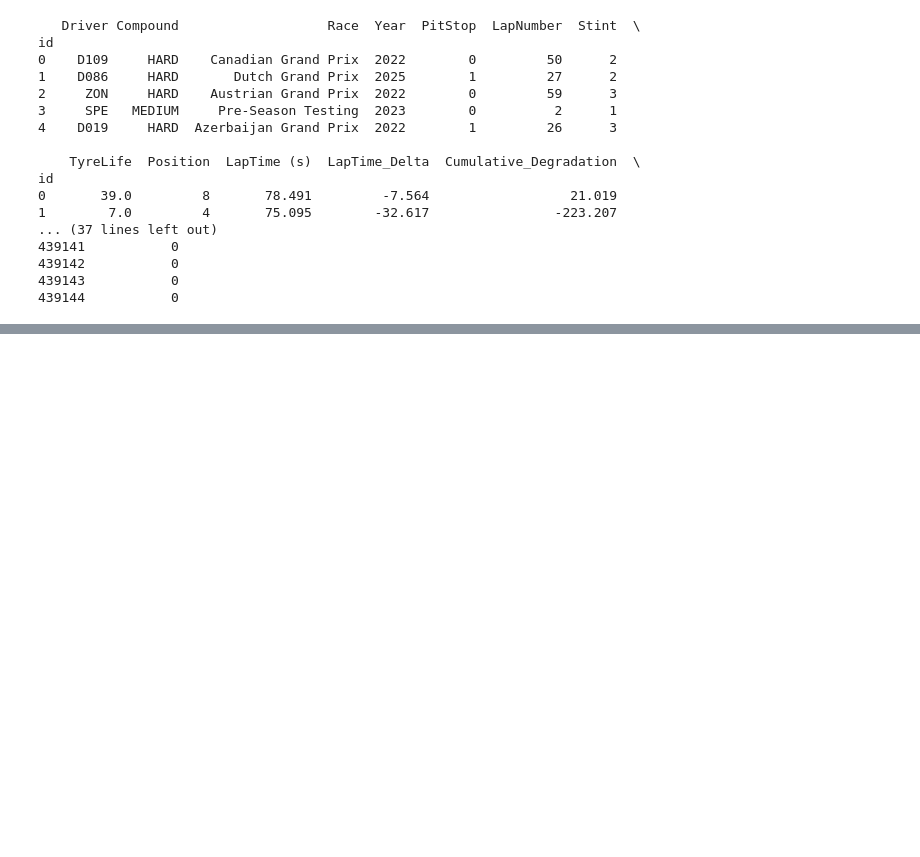
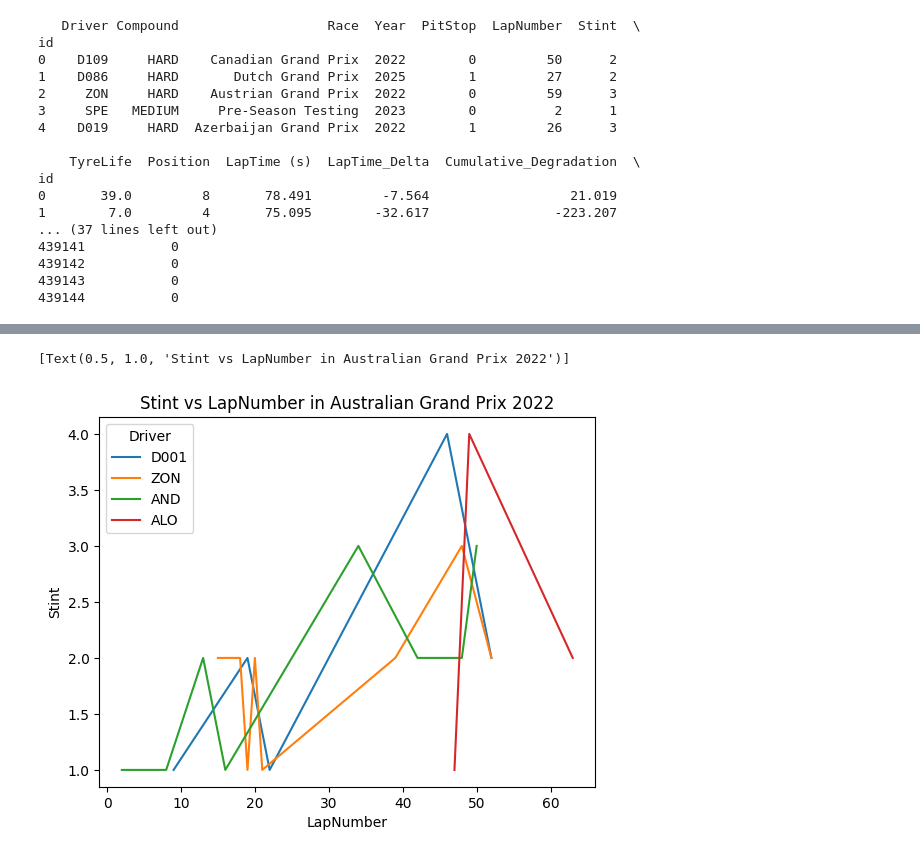
Before and after one commit to andreros24/F1, a Jupyter notebook: F1.ipynb, the cells around one changed output, grey strips where cells are left out. Saved outputs shown, nothing was run; the diff lists cells and outputs as text; code cells hidden in the pictures; blank space fills up the shorter version.

```diff
--- a/F1.ipynb
+++ b/F1.ipynb
@@ -63,0 +221,7 @@ None
+# %%
+Australia_2022_test = test[(test['Year'] == 2022) & (test['Race'] == 'Australian Grand Prix') & (test['Driver'].isin(['ZON', 'ALO', 'AND', 'D001']))]
+sns.lineplot(data=Australia_2022_test, x='LapNumber', y='Stint', hue='Driver').set(title='Stint vs LapNumber in Australian Grand Prix 2022')
+# the same problem arises in the test set
+# %% [output]
+[Text(0.5, 1.0, 'Stint vs LapNumber in Australian Grand Prix 2022')]
+[figure, added]
```
Also changed, not shown: parts of 18 cells of this notebook.
